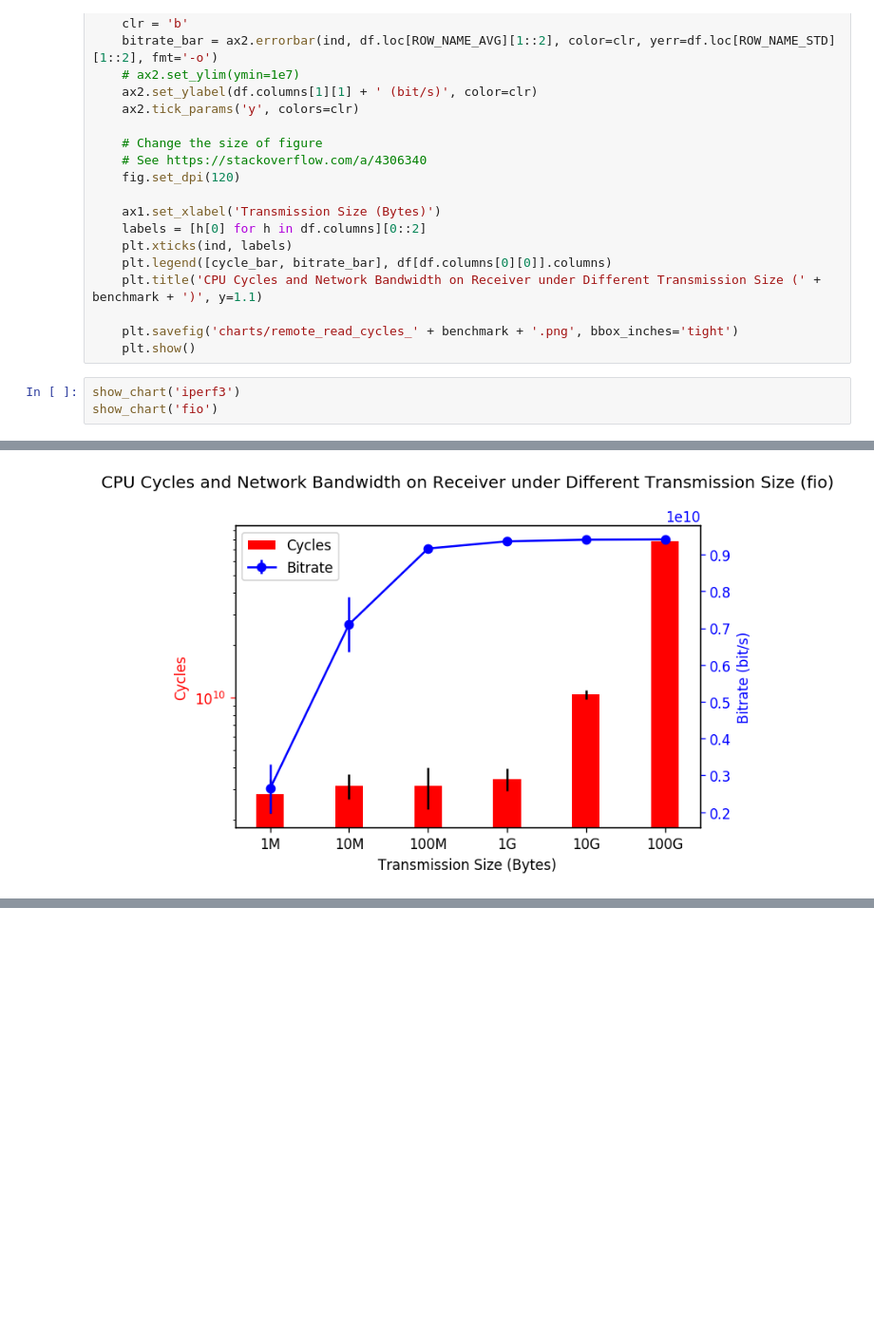
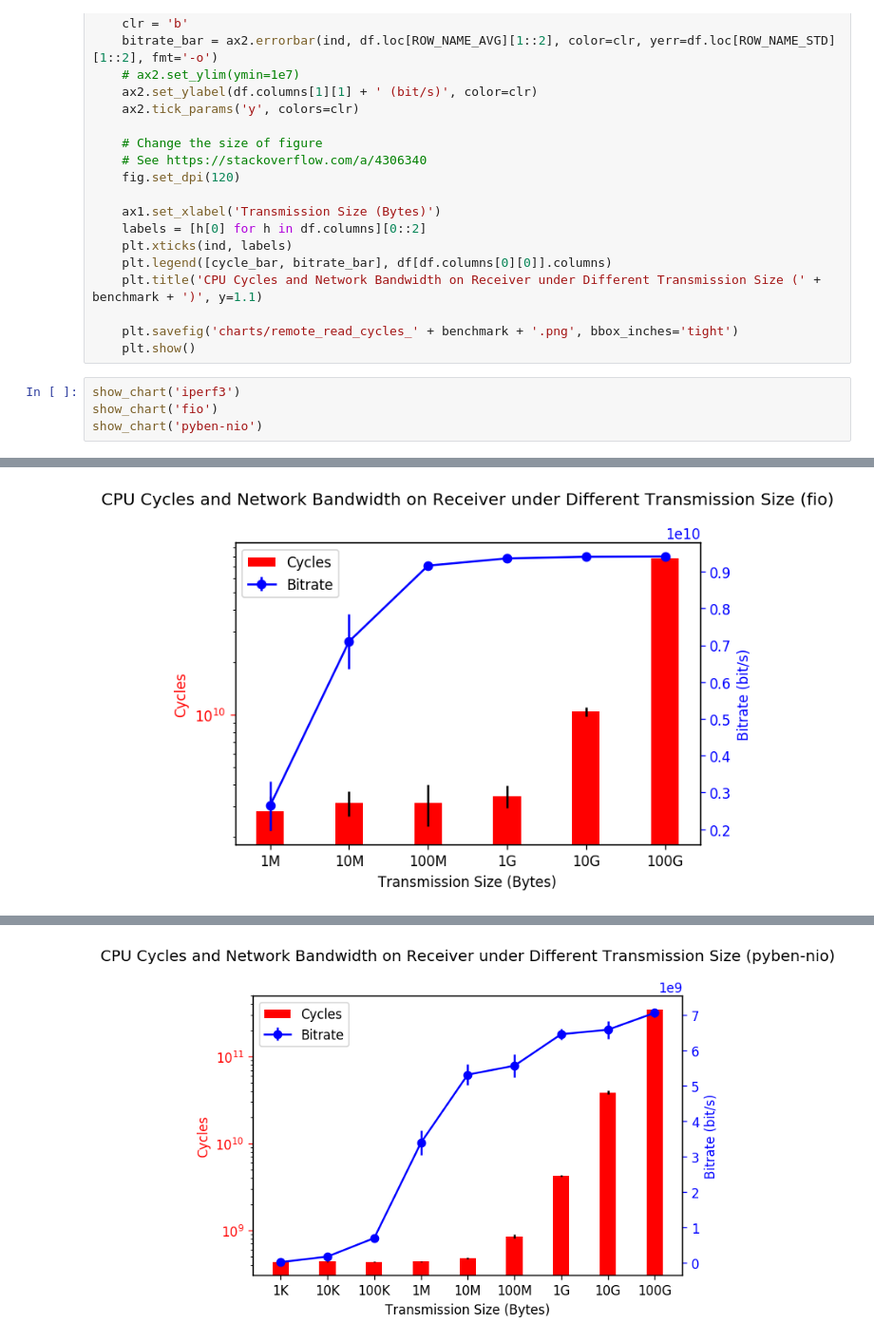
Before and after one commit to ljishen/EuCycles, a Jupyter notebook: analysis/visualization.ipynb, the cells around one changed output, grey strips where cells are left out. Shown at 95% size. Cells and saved outputs as stored; diff of their text form; blank space fills up the shorter version.

Commit message:
Add charts for the pyben-nio benchmarking results

```diff
--- a/analysis/visualization.ipynb
+++ b/analysis/visualization.ipynb
@@ -96,6 +96,7 @@ def show_chart(benchmark):
 # %%
 show_chart('iperf3')
 show_chart('fio')
+show_chart('pyben-nio')
 # %% [output]
 |  | 1K |  | 10K |  | 100K |  | 1M |  | 10M |  | 100M | ... |
 |  | Cycles | Bitrate | Cycles | Bitrate | Cycles | Bitrate | Cycles | Bitrate | Cycles | Bitrate | Cycles | ... |
@@ -129,0 +145 @@ show_chart('fio')
+[figure, added]
```
Also changed, not shown: parts of 1 cell of this notebook, 2 other files.
